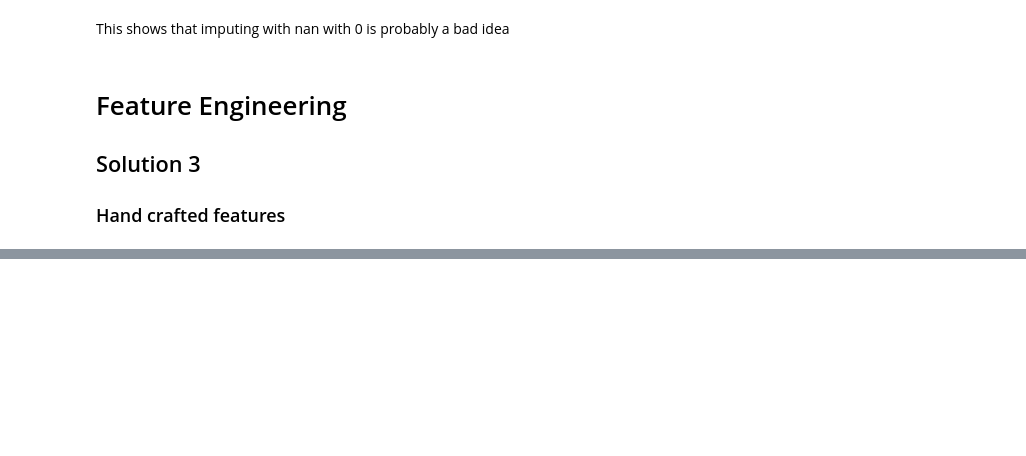
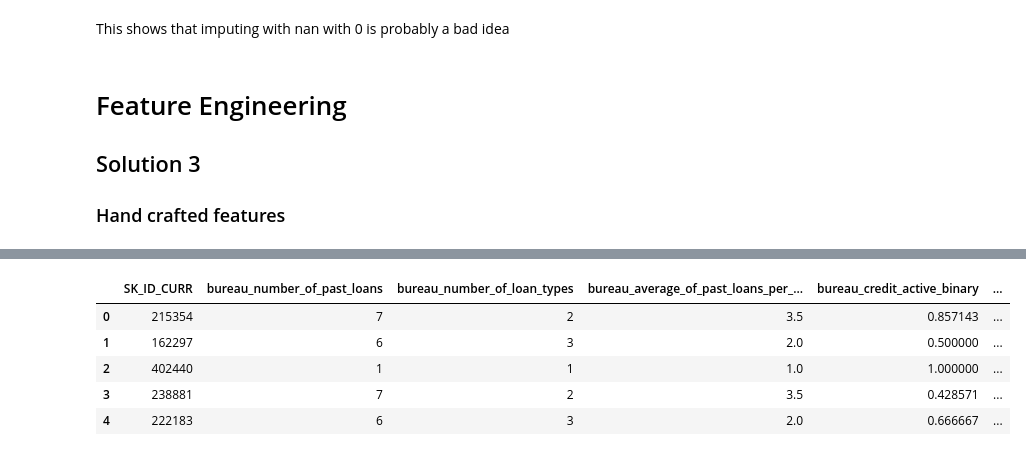
Before and after one commit to minerva-ml/open-solution-home-credit, a Jupyter notebook: notebooks/eda-bureau.ipynb, the cells around one changed output, grey strips where cells are left out. Saved outputs shown, nothing was run; the diff lists cells and outputs as text; code cells hidden in the pictures; blank space fills up the shorter version.

```diff
--- a/notebooks/eda-bureau.ipynb
+++ b/notebooks/eda-bureau.ipynb
@@ -138,0 +67,6 @@ bureau_features = bureau[bureau_engineered_numerical_columns + ['SK_ID_CURR']]
+# %%
+group_object = groupby_SK_ID_CURR['DAYS_CREDIT'].agg('count').reset_index()
+group_object.rename(index=str, columns={'DAYS_CREDIT': 'bureau_number_of_past_loans'},inplace=True)
+
+features = features.merge(group_object, on=['SK_ID_CURR'], how='left')
+features.head()
@@ -138,0 +80,6 @@ bureau_features = bureau[bureau_engineered_numerical_columns + ['SK_ID_CURR']]
+# %%
+group_object = groupby_SK_ID_CURR['CREDIT_TYPE'].agg('nunique').reset_index()
+group_object.rename(index=str, columns={'CREDIT_TYPE': 'bureau_number_of_loan_types'},inplace=True)
+
+features = features.merge(group_object, on=['SK_ID_CURR'], how='left')
+features.head()
@@ -138,0 +93,5 @@ bureau_features = bureau[bureau_engineered_numerical_columns + ['SK_ID_CURR']]
+# %%
+features['bureau_average_of_past_loans_per_type'] = \
+    features['bureau_number_of_past_loans'] / features['bureau_number_of_loan_types']
+
+features.head()
@@ -138,0 +105,5 @@ bureau_features = bureau[bureau_engineered_numerical_columns + ['SK_ID_CURR']]
+# %%
+group_object = groupby_SK_ID_CURR['bureau_credit_active_binary'].agg('mean').reset_index()
+
+features = features.merge(group_object, on=['SK_ID_CURR'], how='left')
+features.head()
@@ -138,0 +117,13 @@ bureau_features = bureau[bureau_engineered_numerical_columns + ['SK_ID_CURR']]
+# %%
+group_object = groupby_SK_ID_CURR['AMT_CREDIT_SUM_DEBT'].agg('sum').reset_index()
+group_object.rename(index=str, columns={'AMT_CREDIT_SUM_DEBT': 'bureau_total_customer_debt'},inplace=True)
+
+features = features.merge(group_object, on=['SK_ID_CURR'], how='left')
+features.head()
+# %% [output]
+|  | SK_ID_CURR | bureau_number_of_past_loans | bureau_number_of_loan_types | bureau_average_of_past_loans_per_... | bureau_credit_active_binary | ... |
+| 0 | 215354 | 7 | 2 | 3.5 | 0.857143 | ... |
+| 1 | 162297 | 6 | 3 | 2.0 | 0.500000 | ... |
+| 2 | 402440 | 1 | 1 | 1.0 | 1.000000 | ... |
+| 3 | 238881 | 7 | 2 | 3.5 | 0.428571 | ... |
+| 4 | 222183 | 6 | 3 | 2.0 | 0.666667 | ... |
```
Also changed, not shown: parts of 40 cells of this notebook, 2 other files.
